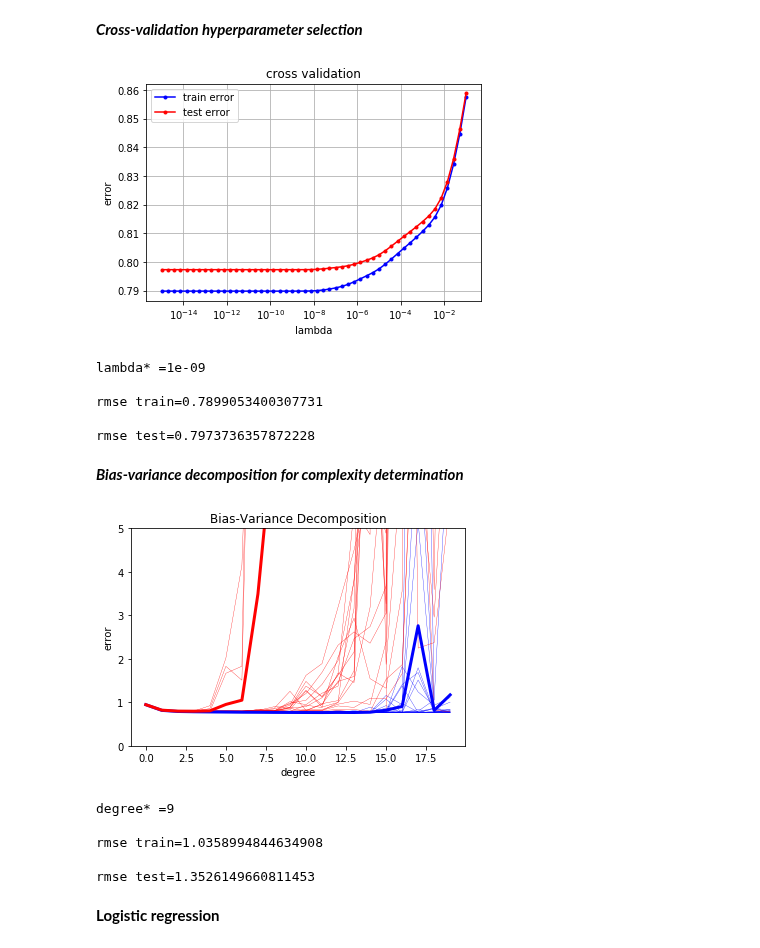
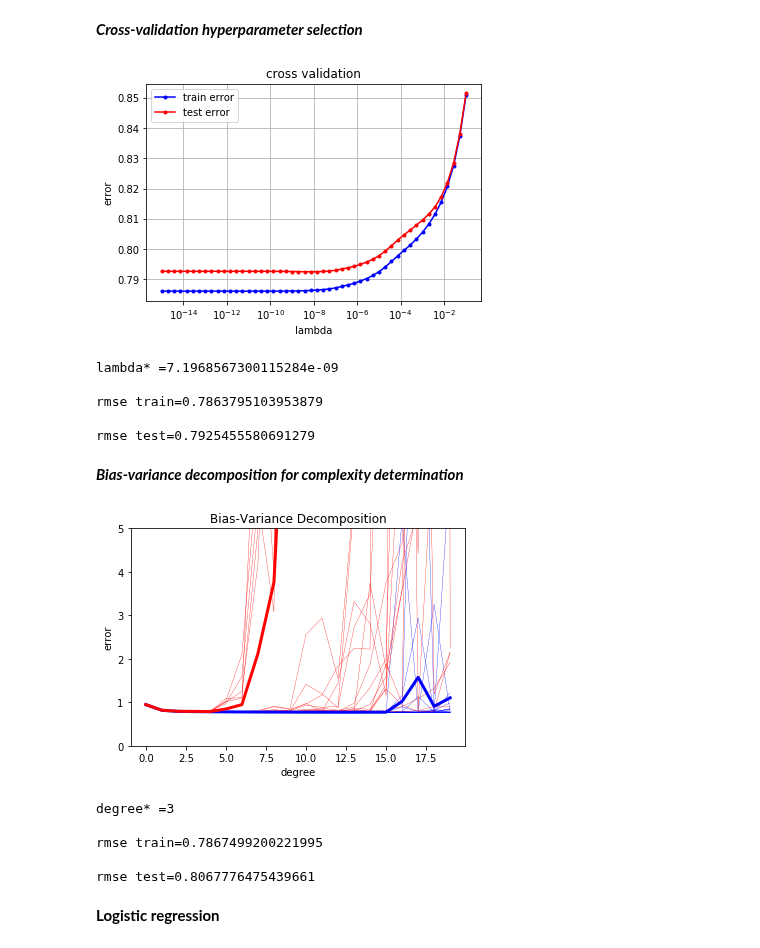
Before and after one commit to cschneuw/Machine-learning-Project-2019, a Jupyter notebook: scripts/project1.ipynb, the cells around one changed output. Saved outputs shown, nothing was run; the diff lists cells and outputs as text; code cells hidden in the pictures.

```diff
--- a/scripts/project1.ipynb
+++ b/scripts/project1.ipynb
@@ -52,8 +52,8 @@ print(np.where(tX[0] == 2))
 tX = np.delete(tX, 22, axis=1)
 tX = np.apply_along_axis(standardize, 1, tX)
 
-y = y[0:10000]
-tX = tX[0:10000, :]
+y = y[0:25000]
+tX = tX[0:25000, :]
 # %% [markdown]
 ### Exploratory analysis
 # %% [markdown]
@@ -179,28 +183,31 @@ def cross_validation_visualization(lambds, loss_tr, loss_te):
     plt.title("cross validation")
     plt.legend(loc=2)
     plt.grid(True)
+# %%
+seed = 1
+degree_ri = 1
+k_fold = 4
+lambdas = np.logspace(-15, -1, 50)
+ratio_train = 0.7
+seeds = range(20)
+degrees = range(0, 20)
 # %%
-seed = 1
-degree = 2
-k_fold = 4
-lambdas = np.logspace(-15, -1, 50)
-
 k_indices = build_k_indices(y, k_fold, seed)
 rmse_tr_cv = []
 rmse_te_cv = []
 
 for lambda_ in  lambdas:
     l_rmse_tr = []
     l_rmse_te = []
     for k in range(k_fold):
-        loss_tr, loss_te = cross_validation(y, tX, k_indices, k, lambda_, degree)
+        loss_tr, loss_te = cross_validation(y, tX, k_indices, k, lambda_, degree_ri)
         l_rmse_tr.append(np.sqrt(2*loss_tr))
         l_rmse_te.append(np.sqrt(2*loss_te))
     rmse_tr_cv.append(np.mean(l_rmse_tr))
     rmse_te_cv.append(np.mean(l_rmse_te))
 cross_validation_visualization(lambdas, rmse_tr_cv, rmse_te_cv)
 # %% [output]
-[figure, old version]
+[figure, new version]
 # %%
 idx = np.nanargmin(rmse_te_cv)
 lambda_ri = lambdas[idx]
@@ -208,11 +215,11 @@ lambda_ri = lambdas[idx]
 print("lambda* ={lambda_}\n\nrmse train={rmse_tr}\n\nrmse test={rmse_te}".format(
     lambda_=lambda_ri, rmse_tr=rmse_tr_cv[idx], rmse_te=rmse_te_cv[idx]))
 # %% [output]
-lambda* =1e-09
+lambda* =7.1968567300115284e-09
 
-rmse train=0.7899053400307731
+rmse train=0.7863795103953879
 
-rmse test=0.7973736357872228
+rmse test=0.7925455580691279
 # %% [markdown]
 ***Bias-variance decomposition for complexity determination***
 # %%
@@ -229,10 +236,6 @@ def bias_variance_decomposition_visualization(degrees, loss_tr, loss_te):
     plt.ylabel("error")
     plt.title("Bias-Variance Decomposition")
 # %%
-seeds = range(20)
-ratio_train = 0.7
-degrees = range(0, 20)
-
 rmse_tr_bv = np.empty((len(seeds), len(degrees)))
 rmse_te_bv = np.empty((len(seeds), len(degrees)))
 
@@ -256,7 +259,7 @@ for index_seed, seed in enumerate(seeds):
 
 bias_variance_decomposition_visualization(degrees, rmse_tr_bv, rmse_te_bv)
 # %% [output]
-[figure, old version]
+[figure, new version]
 # %%
 rmse_te_bv = np.array(rmse_te_bv)
 rmse_tr_bv = np.array(rmse_tr_bv)
@@ -268,11 +271,11 @@ degree_ri = degrees[idx]
 print("degree* ={degree}\n\nrmse train={rmse_tr}\n\nrmse test={rmse_te}".format(
     degree=degree_ri, rmse_tr=rmse_tr_bv[idx].mean(), rmse_te=rmse_te_bv[idx].mean()))
 # %% [output]
-degree* =9
+degree* =3
 
-rmse train=1.0358994844634908
+rmse train=0.7867499200221995
 
-rmse test=1.3526149660811453
+rmse test=0.8067776475439661
 # %% [markdown]
 **Logistic regression**
 # %%
```
Also changed, not shown: parts of 22 cells of this notebook, 2 other files.
